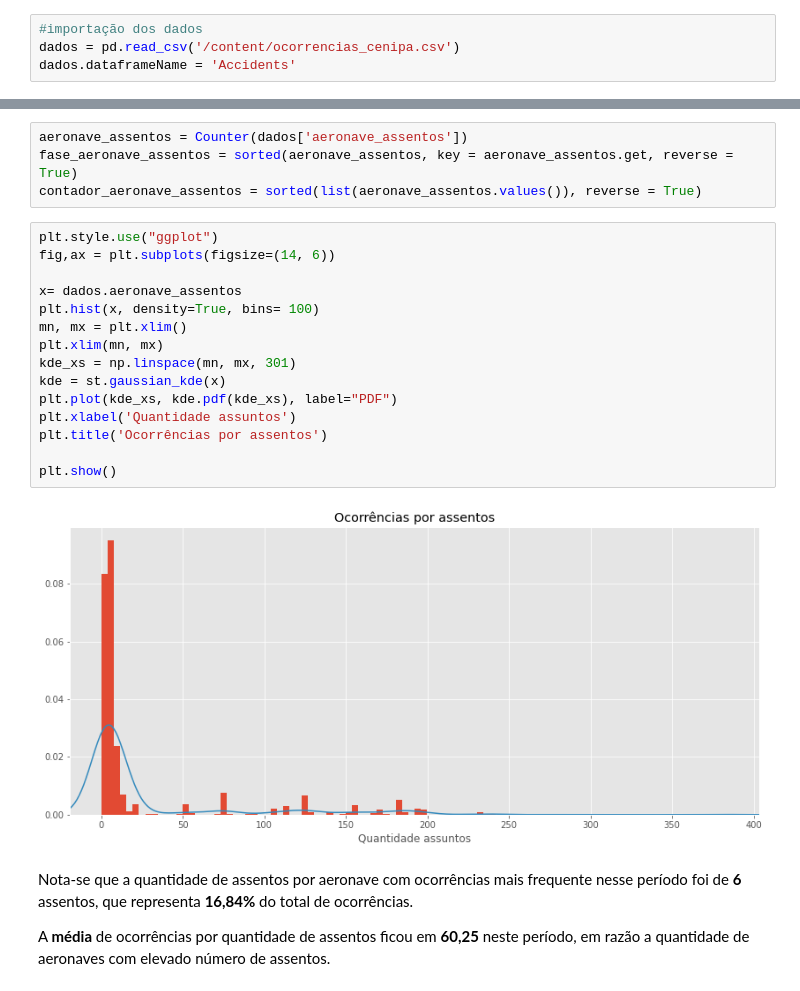
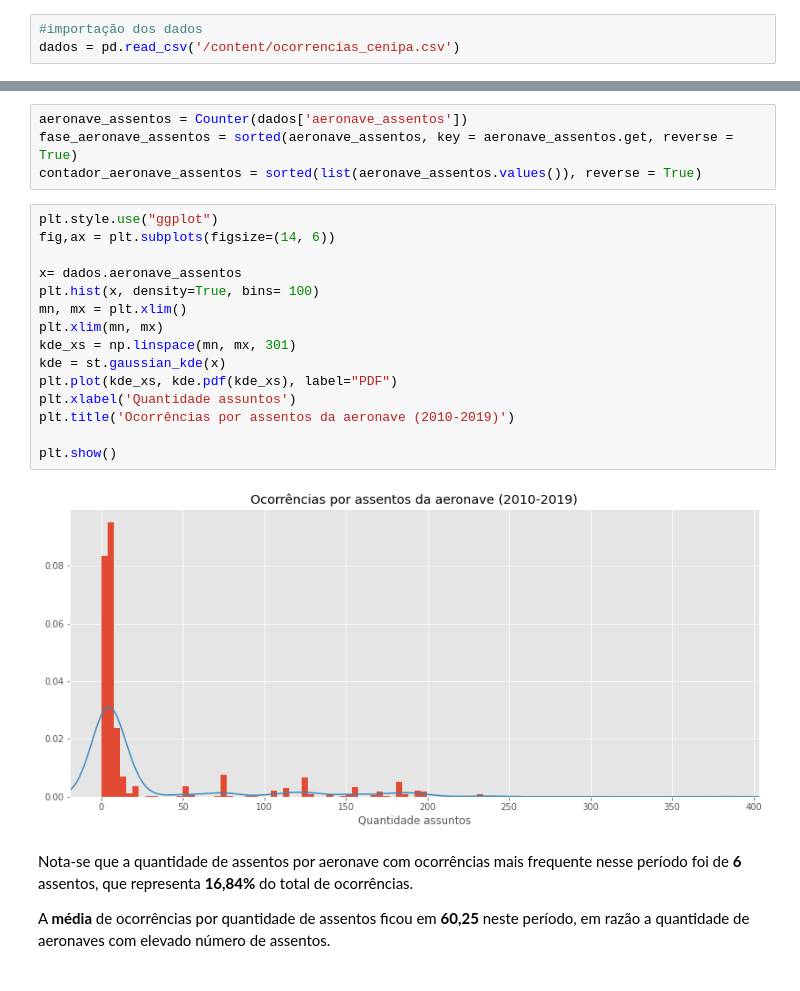
Before and after one commit to rochawennis/Projeto_Integrador_2021, a Jupyter notebook: Acidentes_Aereos_Ocorridos_no_Brasil_de_2010_a_2019.ipynb, the cells around one changed output, grey strips where cells are left out. Saved outputs shown, nothing was run; the diff lists cells and outputs as text.

```diff
--- a/Acidentes_Aereos_Ocorridos_no_Brasil_de_2010_a_2019.ipynb
+++ b/Acidentes_Aereos_Ocorridos_no_Brasil_de_2010_a_2019.ipynb
@@ -57,7 +57,6 @@ def numero_em_cima(rects, ax):
 # %%
 #importação dos dados
 dados = pd.read_csv('/content/ocorrencias_cenipa.csv')
-dados.dataframeName = 'Accidents'
 # %% [markdown]
 # Dados por região
 # %%
@@ -900,20 +903,20 @@ contador_aeronave_assentos = sorted(list(aeronave_assentos.values()), reverse =
 # %%
 plt.style.use("ggplot")
 fig,ax = plt.subplots(figsize=(14, 6))
 
 x= dados.aeronave_assentos
 plt.hist(x, density=True, bins= 100)
 mn, mx = plt.xlim()
 plt.xlim(mn, mx)
 kde_xs = np.linspace(mn, mx, 301)
 kde = st.gaussian_kde(x)
 plt.plot(kde_xs, kde.pdf(kde_xs), label="PDF")
 plt.xlabel('Quantidade assuntos')
-plt.title('Ocorrências por assentos')
+plt.title('Ocorrências por assentos da aeronave (2010-2019)')
 
 plt.show()
 # %% [output]
-[figure, old version]
+[figure, new version]
 # %% [markdown]
 Nota-se que a quantidade de assentos por aeronave com ocorrências mais frequente nesse período foi de **6** assentos, que representa **16,84%** do total de ocorrências.
 
```
Also changed, not shown: parts of 30 cells of this notebook.
